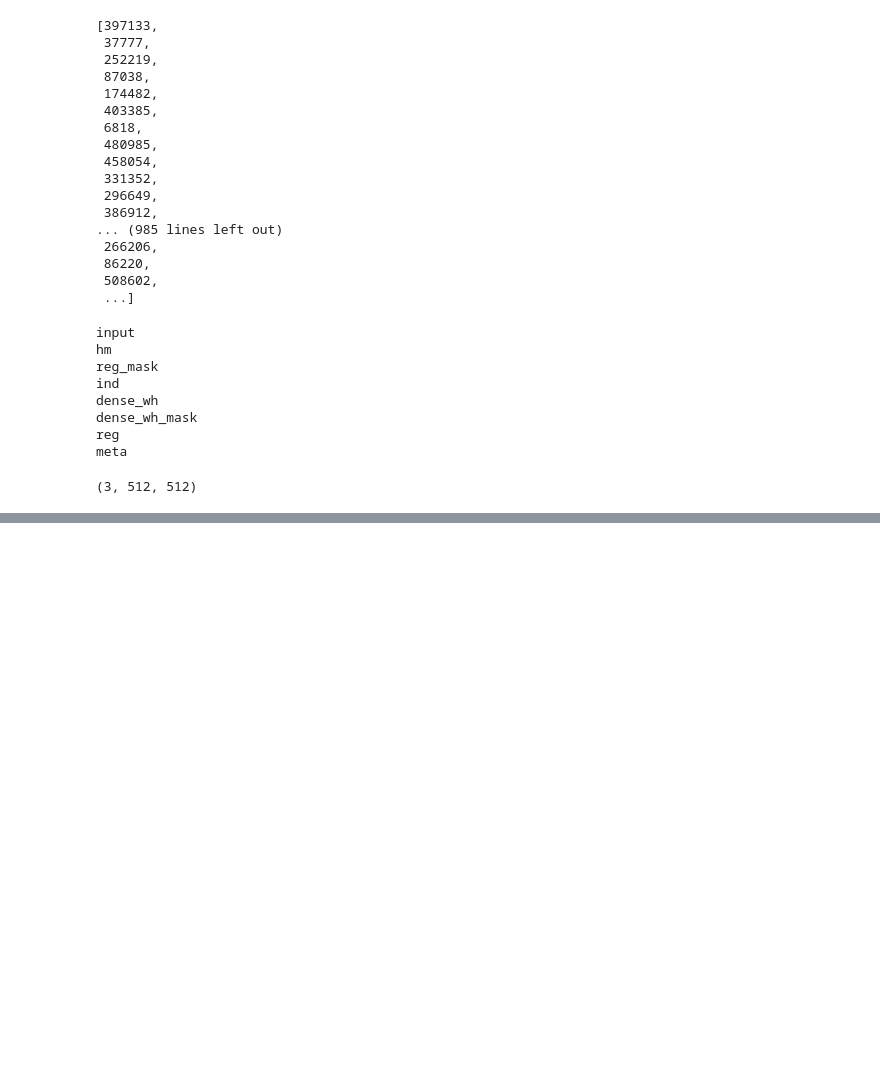
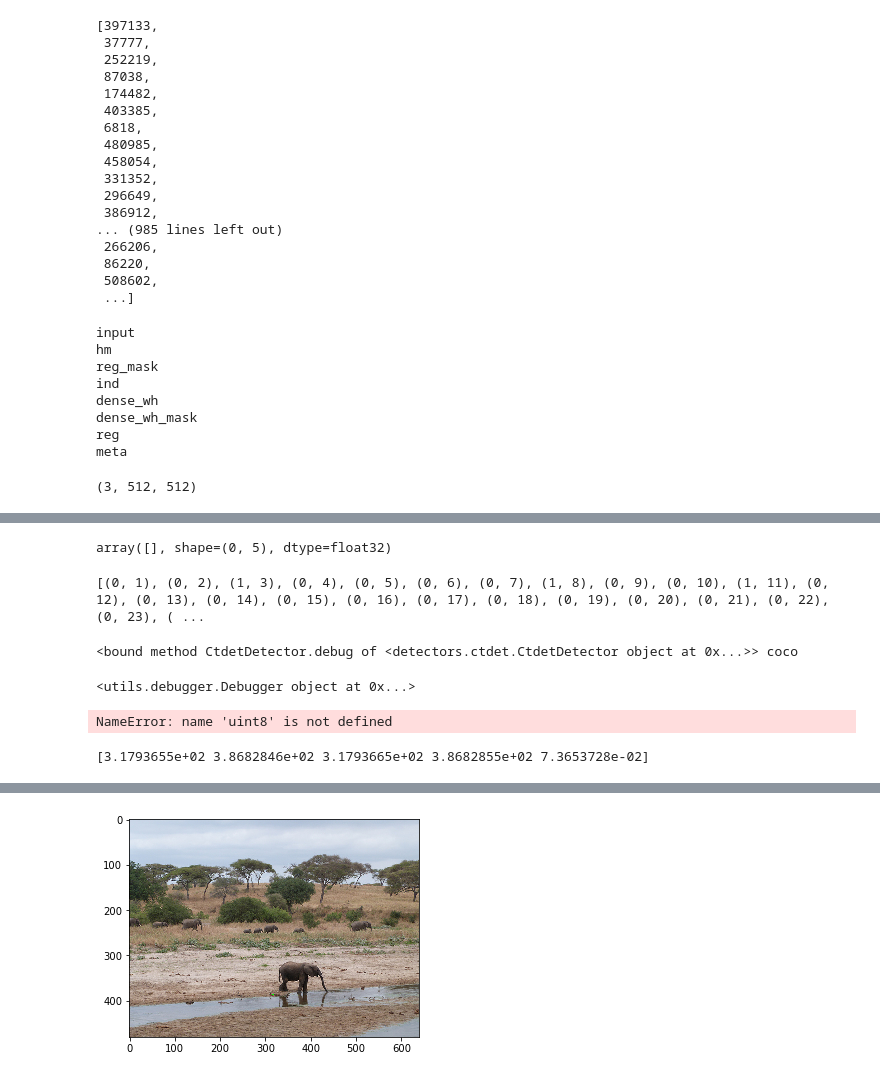
Before and after one commit to rohanpote/MoDL_CenterNet, a Jupyter notebook: src/local_notebooks/notebook_Rohan.ipynb, the cells around one changed output, grey strips where cells are left out. Cells and saved outputs as stored; diff of their text form; code cells hidden in the pictures; blank space fills up the shorter version.

```diff
--- a/src/local_notebooks/notebook_Rohan.ipynb
+++ b/src/local_notebooks/notebook_Rohan.ipynb
@@ -539,0 +608,12 @@ valset.__getitem__(0)['input'].shape
+# %%
+ret['results'][24]
+# %% [output]
+array([], shape=(0, 5), dtype=float32)
+# %%
+print([(ret['results'][i+1].shape[0],i+1) for i in range(80)])
+# %% [output]
+[(0, 1), (0, 2), (1, 3), (0, 4), (0, 5), (0, 6), (0, 7), (1, 8), (0, 9), (0, 10), (1, 11), (0, 12), (0, 13), (0, 14), (0, 15), (0, 16), (0, 17), (0, 18), (0, 19), (0, 20), (0, 21), (0, 22), (0, 23), ( ...
+# %%
+print(detector.debug, opt.dataset)
+# %% [output]
+<bound method CtdetDetector.debug of <detectors.ctdet.CtdetDetector object at 0x...>> coco
@@ -539,0 +624,35 @@ valset.__getitem__(0)['input'].shape
+# %%
+print(debugger)
+# %% [output]
+<utils.debugger.Debugger object at 0x...>
+# %%
+import cv2
+im = uint8(valset[0]['input'])
+im = im.reshape(512,512,3)
+#cv2.rectangle(im, (ret['results'][24][0][0], ret['results'][24][0][1]),(ret['results'][24][0][2], ret['results'][24][0][3]), (0,255,0), 2)
+cv2.imshow('results', im)
+# %% [output]
+NameError: name 'uint8' is not defined
+# %%
+print(ret['results'][33][0])
+# %% [output]
+[3.1793655e+02 3.8682846e+02 3.1793665e+02 3.8682855e+02 7.3653728e-02]
+# %%
+#for kk in valset[0]:
+#    print(kk)
+im_id = valset[46]['meta']['img_id']
+img = valset.coco.loadImgs(im_id)[0]
+print(img)
+img_dir='~/MoDL_CenterNet/data/coco/val2017/'
+f_name=img_dir
+f_name+=img['file_name']
+import skimage.io as io
+I = io.imread(f_name)
+c_id=33
+cv2.rectangle(I, (ret['results'][c_id][0][0], ret['results'][c_id][0][1]),(ret['results'][c_id][0][2], ret['results'][c_id][0][3]), (0,255,0), 2)
+plt.imshow(I)
+#im=np.moveaxis(im,[0,1,2],[2,0,1])
+#im = im.reshape(512,512,3)
+#cv2
+print(im.shape)
+# %% [output]
@@ -539,0 +661 @@ valset.__getitem__(0)['input'].shape
+[figure, added]
```
Also changed, not shown: parts of 19 cells of this notebook, 1 other file.
